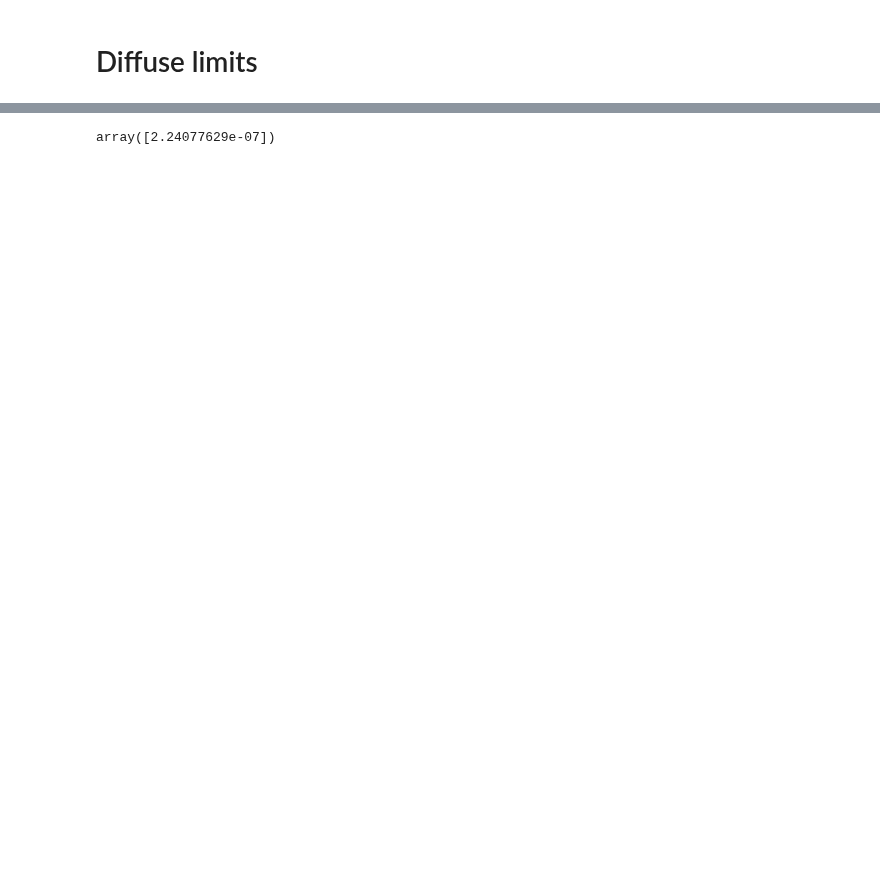
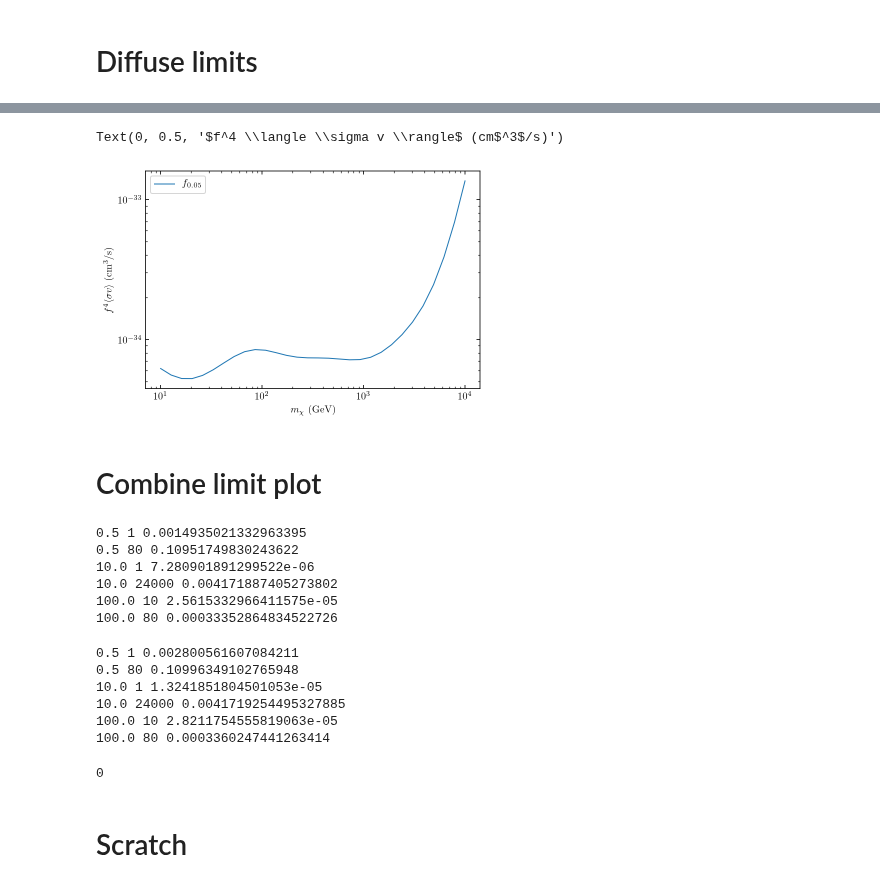
Before and after one commit to adam-coogan/pbhs_vs_wimps, a Jupyter notebook: frequentist_limits.ipynb, the cells around one changed output, grey strips where cells are left out. Drawn from its saved outputs; the diff is of its cells as text; code cells hidden in the pictures; blank space fills up the shorter version.

```diff
--- a/frequentist_limits.ipynb
+++ b/frequentist_limits.ipynb
@@ -28,3 +65,0 @@ we need to compute $p(\chi^2 | N_{\mathrm{PBH}}, \langle \sigma v \rangle)$ usin
-# %%
-p_f = Distribution_f(m_pbh, n_pbh, merger_rate_prior)
-f = p_f.sample(10)
@@ -48,4 +66,30 @@ post_ps._p_n_gamma._load_p_gamma_table()
-# %%
-post_ps.p_gamma(3e-30, 100.)
-# %% [output]
-array([2.24077629e-07])
+# %%
+chi2_crit = 38.9
+
+@np.vectorize
+def diffuse_limit(m_dm, m_pbh, n_pbh, merger_rate_prior="LF", f_percentile=0.05):
+    sv_ref = 3e-26
+
+    # Get f value corresponding to percentile
+    p_f = Distribution_f(m_pbh, n_pbh, merger_rate_prior)
+    f = p_f.inverse_cdf(f_percentile)
+
+    # Compute chi2 for each of these
+    chi2_ref = np.sum((phi_ex(e_egb, m_dm, sv_ref, m_pbh, f) /
+                        err_high_egb)**2)
+
+    return sv_ref * (chi2_crit / chi2_ref)**(3/2)
+# %%
+m_dms = np.logspace(1, 4, 30)
+sv_lims_diff = diffuse_limit(m_dms, m_pbh, n_pbh)
+# %%
+plt.loglog(m_dms, sv_lims_diff, label=r"$f_{0.05}$")
+
+plt.legend()
+plt.xlabel(r"$m_\chi$ (GeV)")
+plt.ylabel(r"$f^4 \langle \sigma v \rangle$ (cm$^3$/s)")
+# %% [output]
+Text(0, 0.5, '$f^4 \\langle \\sigma v \\rangle$ (cm$^3$/s)')
+[figure, added]
+# %% [markdown]
+# Combine limit plot
@@ -51,0 +144,28 @@ array([2.24077629e-07])
+# %%
+for i in range(n_pbhs.shape[0]):
+    for j in range(n_pbhs.shape[1]):
+        m_pbh = m_pbhs[i, j]
+        n_pbh = n_pbhs[i, j]
+
+        print(m_pbh, n_pbh, Distribution_f(m_pbh, n_pbh, "LF").inverse_cdf(0.05))
+# %% [output]
+0.5 1 0.0014935021332963395
+0.5 80 0.10951749830243622
+10.0 1 7.280901891299522e-06
+10.0 24000 0.004171887405273802
+100.0 10 2.5615332966411575e-05
+100.0 80 0.00033352864834522726
+# %%
+for i in range(n_pbhs.shape[0]):
+    for j in range(n_pbhs.shape[1]):
+        m_pbh = m_pbhs[i, j]
+        n_pbh = n_pbhs[i, j]
+
+        print(m_pbh, n_pbh, Distribution_f(m_pbh, n_pbh, "J").inverse_cdf(0.05))
+# %% [output]
+0.5 1 0.002800561607084211
+0.5 80 0.10996349102765948
+10.0 1 1.3241851804501053e-05
+10.0 24000 0.0041719254495327885
+100.0 10 2.8211754555819063e-05
+100.0 80 0.0003360247441263414
@@ -51,0 +216,6 @@ array([2.24077629e-07])
+# %%
+os.system("say 'done'")
+# %% [output]
+0
+# %% [markdown]
+# Scratch
```
Also changed, not shown: parts of 19 cells of this notebook, 4 other files.
